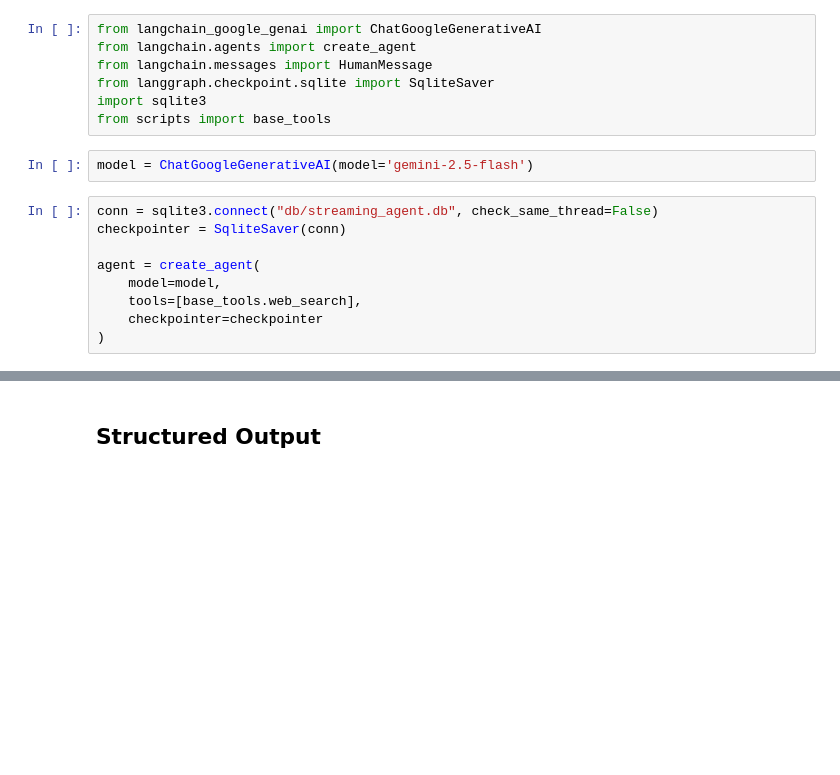
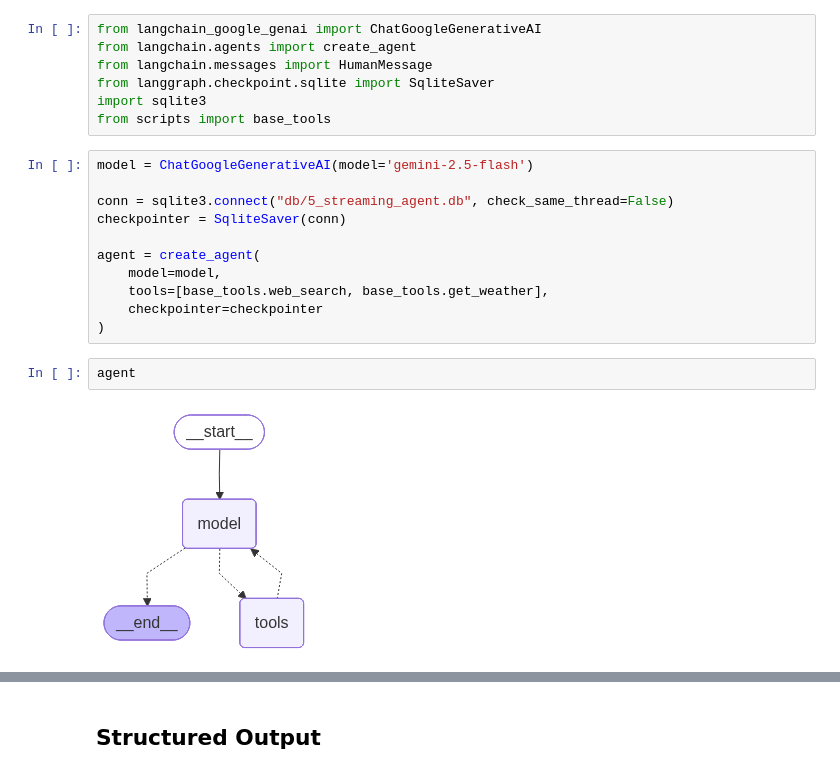
Before and after one commit to laxmimerit/AI-Agent-Projects, a Jupyter notebook: 02 Agent Fundamentals/05 agent_streaming.ipynb, the cells around one changed output, grey strips where cells are left out. Drawn from its saved outputs; the diff is of its cells as text; blank space fills up the shorter version.

Commit message:
agent streaming

```diff
--- a/02 Agent Fundamentals/05 agent_streaming.ipynb
+++ b/02 Agent Fundamentals/05 agent_streaming.ipynb
@@ -28,14 +30,18 @@ from langchain.messages import HumanMessage
 from langgraph.checkpoint.sqlite import SqliteSaver
 import sqlite3
 from scripts import base_tools
-# %%
-model = ChatGoogleGenerativeAI(model='gemini-2.5-flash')
 # %%
-conn = sqlite3.connect("db/streaming_agent.db", check_same_thread=False)
+model = ChatGoogleGenerativeAI(model='gemini-2.5-flash')
+
+conn = sqlite3.connect("db/5_streaming_agent.db", check_same_thread=False)
 checkpointer = SqliteSaver(conn)
 
 agent = create_agent(
     model=model,
-    tools=[base_tools.web_search],
+    tools=[base_tools.web_search, base_tools.get_weather],
     checkpointer=checkpointer
 )
+# %%
+agent
+# %% [output]
+[figure, added]
```
Also changed, not shown: parts of 13 cells of this notebook, 4 other files.
